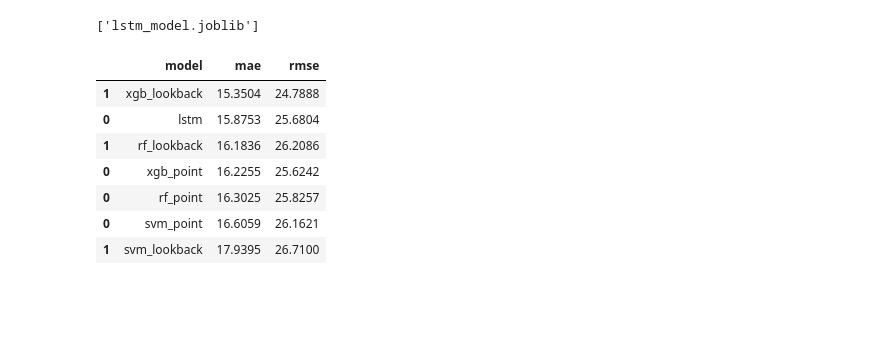
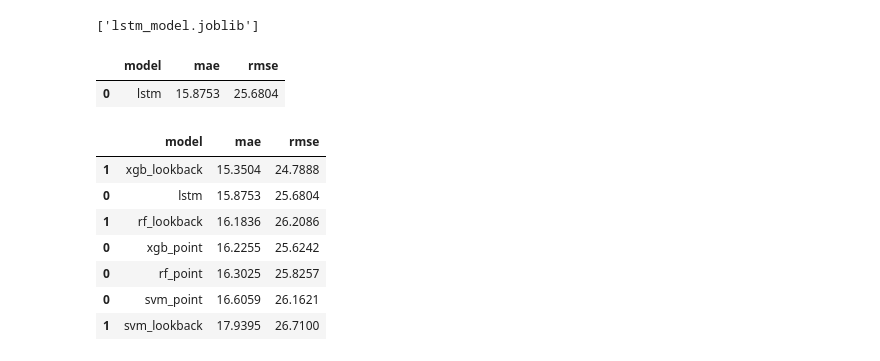
Before and after one commit to ds24m048/masters-thesis, a Jupyter notebook: price-forecast.ipynb, the cells around one changed output. Cells and saved outputs as stored; diff of their text form; code cells hidden in the pictures; blank space fills up the shorter version.

```diff
--- a/price-forecast.ipynb
+++ b/price-forecast.ipynb
@@ -1147,6 +1511,13 @@ y_pred_lstm_t = lstm_model.predict(
     [X_test_seq_lookback, X_test_exog_lookback], verbose=200
 ).reshape(-1)
 y_pred_lstm = asinh_inverse(y_pred_lstm_t, c)
+# %%
+pd.DataFrame([
+    {"model": "lstm", "mae": mae_score(y_test, y_pred_lstm), "rmse": rmse_score(y_test, y_pred_lstm)}
+])
+# %% [output]
+|  | model | mae | rmse |
+| 0 | lstm | 15.8753 | 25.6804 |
 # %%
 # Create a DataFrame for LSTM scores
 lstm_scores = pd.DataFrame([
```
Also changed, not shown: parts of 13 cells of this notebook.
